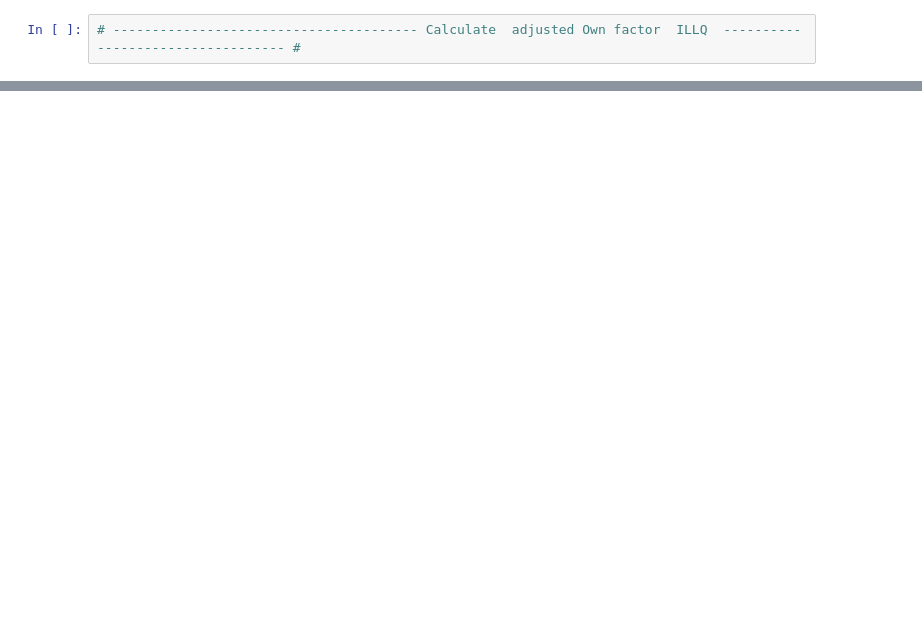
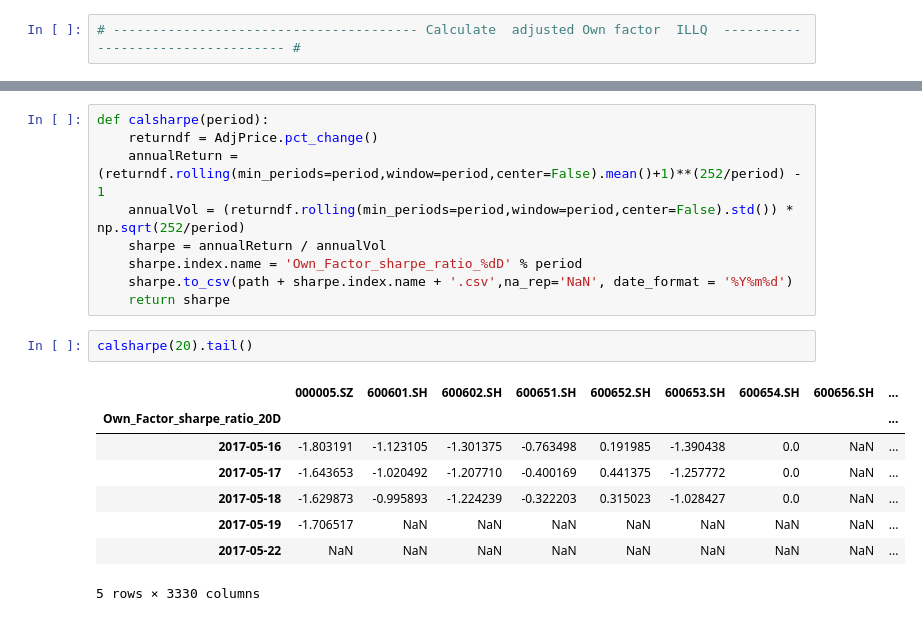
Before and after one commit to kamiseko/factor-test, a Jupyter notebook: Own_Factor_Daily_Updated.ipynb, the cells around one changed output, grey strips where cells are left out. Saved outputs shown, nothing was run; the diff lists cells and outputs as text; blank space fills up the shorter version.

```diff
--- a/Own_Factor_Daily_Updated.ipynb
+++ b/Own_Factor_Daily_Updated.ipynb
@@ -504,0 +714,20 @@ neutralizedTOVD .tail()
+# %%
+def calsharpe(period):
+    returndf = AdjPrice.pct_change()
+    annualReturn = (returndf.rolling(min_periods=period,window=period,center=False).mean()+1)**(252/period) - 1
+    annualVol = (returndf.rolling(min_periods=period,window=period,center=False).std()) * np.sqrt(252/period)
+    sharpe = annualReturn / annualVol
+    sharpe.index.name = 'Own_Factor_sharpe_ratio_%dD' % period
+    sharpe.to_csv(path + sharpe.index.name + '.csv',na_rep='NaN', date_format = '%Y%m%d')
+    return sharpe
+# %%
+calsharpe(20).tail()
+# %% [output]
+|  | 000005.SZ | 600601.SH | 600602.SH | 600651.SH | 600652.SH | 600653.SH | 600654.SH | 600656.SH | ... |
+| Own_Factor_sharpe_ratio_20D |  |  |  |  |  |  |  |  | ... |
+| 2017-05-16 | -1.803191 | -1.123105 | -1.301375 | -0.763498 | 0.191985 | -1.390438 | 0.0 | NaN | ... |
+| 2017-05-17 | -1.643653 | -1.020492 | -1.207710 | -0.400169 | 0.441375 | -1.257772 | 0.0 | NaN | ... |
+| 2017-05-18 | -1.629873 | -0.995893 | -1.224239 | -0.322203 | 0.315023 | -1.028427 | 0.0 | NaN | ... |
+| 2017-05-19 | -1.706517 | NaN | NaN | NaN | NaN | NaN | NaN | NaN | ... |
+| 2017-05-22 | NaN | NaN | NaN | NaN | NaN | NaN | NaN | NaN | ... |
+5 rows × 3330 columns
```
Also changed, not shown: parts of 64 cells of this notebook, 2 other files.
